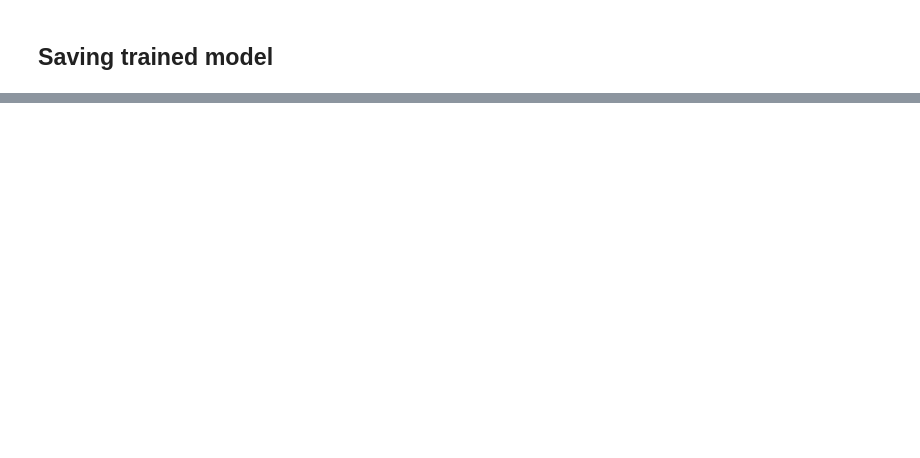
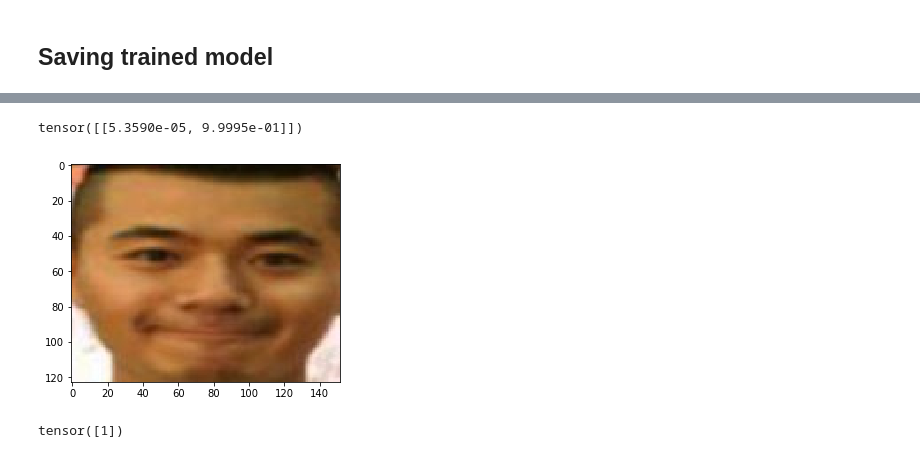
Before and after one commit to euguroglu/Machine-Learning-Projects, a Jupyter notebook: Pytorch_CNN_Mask_Classification.ipynb, the cells around one changed output, grey strips where cells are left out. Drawn from its saved outputs; the diff is of its cells as text; code cells hidden in the pictures; blank space fills up the shorter version.

```diff
--- a/Pytorch_CNN_Mask_Classification.ipynb
+++ b/Pytorch_CNN_Mask_Classification.ipynb
@@ -249,0 +252,5 @@ torch.save(model.state_dict(),'Mask_predict.pt')
+# %%
+new_model = ConvolutionalNetwork()
+# %%
+
+new_model.load_state_dict(torch.load('Mask_predict.pt'))
@@ -249,0 +325,22 @@ torch.save(model.state_dict(),'Mask_predict.pt')
+# %%
+new_im3 = mpimg.imread('test3.jpg')
+plt.imshow(new_im3)
+new_im3 = Image.fromarray(new_im3)
+new_im3 = test_transform(new_im3)
+new_model.eval()
+
+with torch.no_grad():
+
+    new_data3 = new_model(new_im3.view(1,3,224,224))
+
+predict = torch.max(new_data3.data,1)[1]
+predict
+probability = sm(new_data3)
+probability
+# %% [output]
+tensor([[5.3590e-05, 9.9995e-01]])
+[figure, added]
+# %%
+predict
+# %% [output]
+tensor([1])
```
Also changed, not shown: parts of 23 cells of this notebook.
